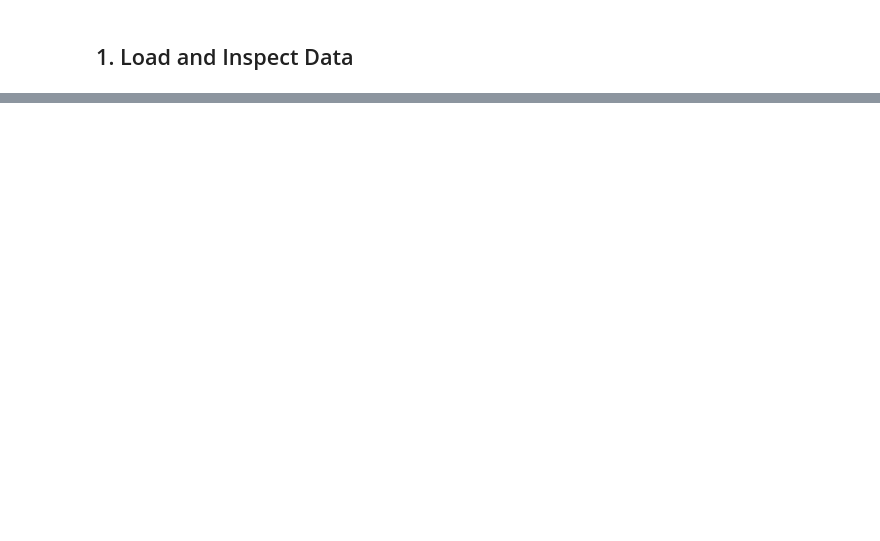
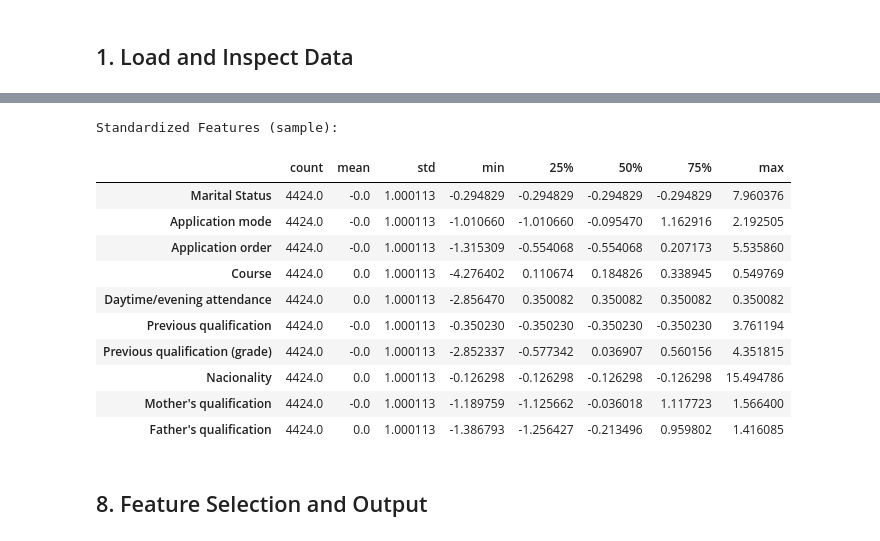
Before and after one commit to pheonix2006/dsaa2011_machine_learning, a Jupyter notebook: notebooks/01_data_preprocessing.ipynb, the cells around one changed output, grey strips where cells are left out. Cells and saved outputs as stored; diff of their text form; code cells hidden in the pictures; blank space fills up the shorter version.

Commit message:
feat: Review & rewrite part 1 (preprocessing)

```diff
--- a/notebooks/01_data_preprocessing.ipynb
+++ b/notebooks/01_data_preprocessing.ipynb
@@ -478,0 +179,13 @@ Test saved: features_engineered_test.csv (885 samples)
+# %%
+# Nominal features (11): inspect unique values and counts; sort by counts
+# What is the distribution? Is there a long tail of categories in any nominal feature?
+
+# Pretty print top categories for each nominal feature as a two-row table
+for col in nominal_features:
+    value_counts = X[col].value_counts().sort_values(ascending=False)
+    top_n = 16  # Number of top categories to show
+    top_values = value_counts.index[:top_n]
+    top_counts = value_counts.values[:top_n]
+    print(f"\nFeature: {col} (unique: {len(value_counts)})")
+    df_table = pd.DataFrame([top_values, top_counts], index=['Value', 'Count'])
+    display(df_table)
@@ -478,0 +333,6 @@ Test saved: features_engineered_test.csv (885 samples)
+# %%
+# Add domain features
+from src.feature_engineering import add_all_engineered_features
+
+X_full_eng = add_all_engineered_features(X)
+print(f'After domain features: {X_full_eng.shape[1]} features (+ {X_full_eng.shape[1] - X.shape[1]} new)')
@@ -478,0 +402,12 @@ Test saved: features_engineered_test.csv (885 samples)
+# %%
+from src.preprocessing import standardize_features
+
+# Confirm that all features are numerical after encoding and engineering
+print(f"Data types after encoding and engineering:\n{X_full_eng.dtypes.value_counts()}")
+
+# Check for nan
+print(f"Missing values after encoding and engineering: {X_full_eng.isnull().sum().sum()}")
+
+
+X_scaled, scaler = standardize_features(X_full_eng)
+print(f"Final shape: {X_scaled.shape}")
@@ -478,0 +422,25 @@ Test saved: features_engineered_test.csv (885 samples)
+# %%
+print("Standardized Features (sample):")
+display(X_scaled.describe().T.round(6).head(10))
+
+# Check that the standardized features have mean ~0 and std ~1
+for col in X_scaled.columns[:10]:  # show only first 10 for brevity
+	mean = X_scaled[col].mean()
+	std = X_scaled[col].std()
+	if abs(mean) > 1e-3 or abs(std - 1) > 1e-3:
+		print(f"Warning: {col} has mean={mean:.6f}, std={std:.6f} (not properly standardized)")
+# %% [output]
+Standardized Features (sample):
+|  | count | mean | std | min | 25% | 50% | 75% | max |
+| Marital Status | 4424.0 | -0.0 | 1.000113 | -0.294829 | -0.294829 | -0.294829 | -0.294829 | 7.960376 |
+| Application mode | 4424.0 | -0.0 | 1.000113 | -1.010660 | -1.010660 | -0.095470 | 1.162916 | 2.192505 |
+| Application order | 4424.0 | -0.0 | 1.000113 | -1.315309 | -0.554068 | -0.554068 | 0.207173 | 5.535860 |
+| Course | 4424.0 | 0.0 | 1.000113 | -4.276402 | 0.110674 | 0.184826 | 0.338945 | 0.549769 |
+| Daytime/evening attendance | 4424.0 | 0.0 | 1.000113 | -2.856470 | 0.350082 | 0.350082 | 0.350082 | 0.350082 |
+| Previous qualification | 4424.0 | -0.0 | 1.000113 | -0.350230 | -0.350230 | -0.350230 | -0.350230 | 3.761194 |
+| Previous qualification (grade) | 4424.0 | -0.0 | 1.000113 | -2.852337 | -0.577342 | 0.036907 | 0.560156 | 4.351815 |
+| Nacionality | 4424.0 | 0.0 | 1.000113 | -0.126298 | -0.126298 | -0.126298 | -0.126298 | 15.494786 |
+| Mother's qualification | 4424.0 | -0.0 | 1.000113 | -1.189759 | -1.125662 | -0.036018 | 1.117723 | 1.566400 |
+| Father's qualification | 4424.0 | 0.0 | 1.000113 | -1.386793 | -1.256427 | -0.213496 | 0.959802 | 1.416085 |
+# %% [markdown]
+## 8. Feature Selection and Output
```
Also changed, not shown: parts of 59 cells of this notebook, 17 other files.
